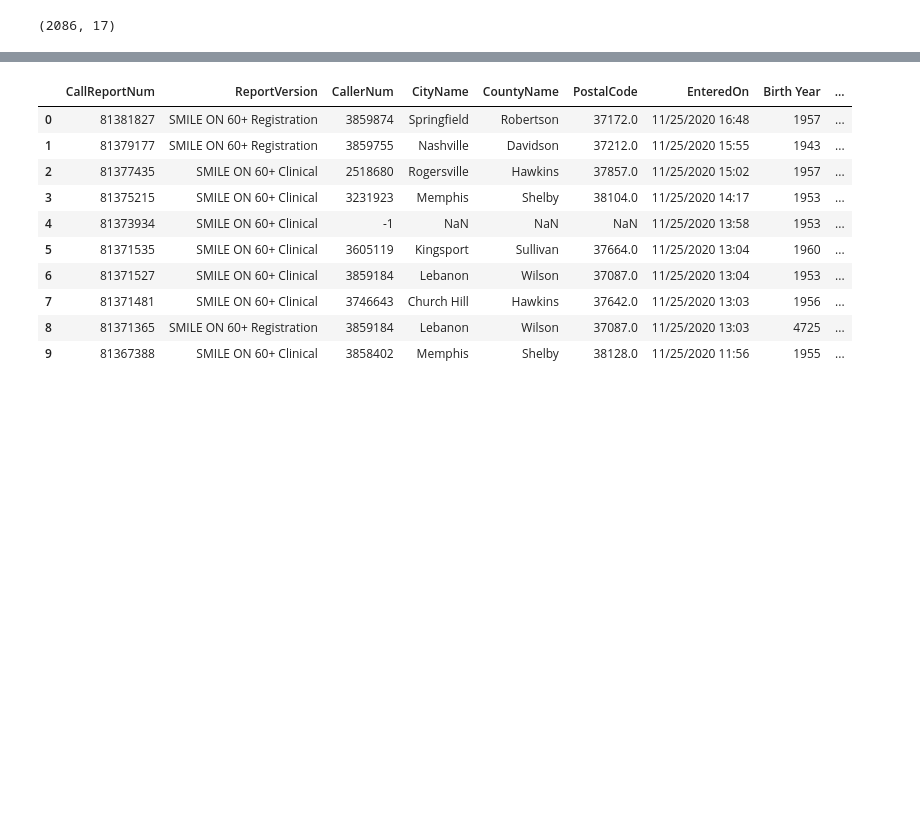
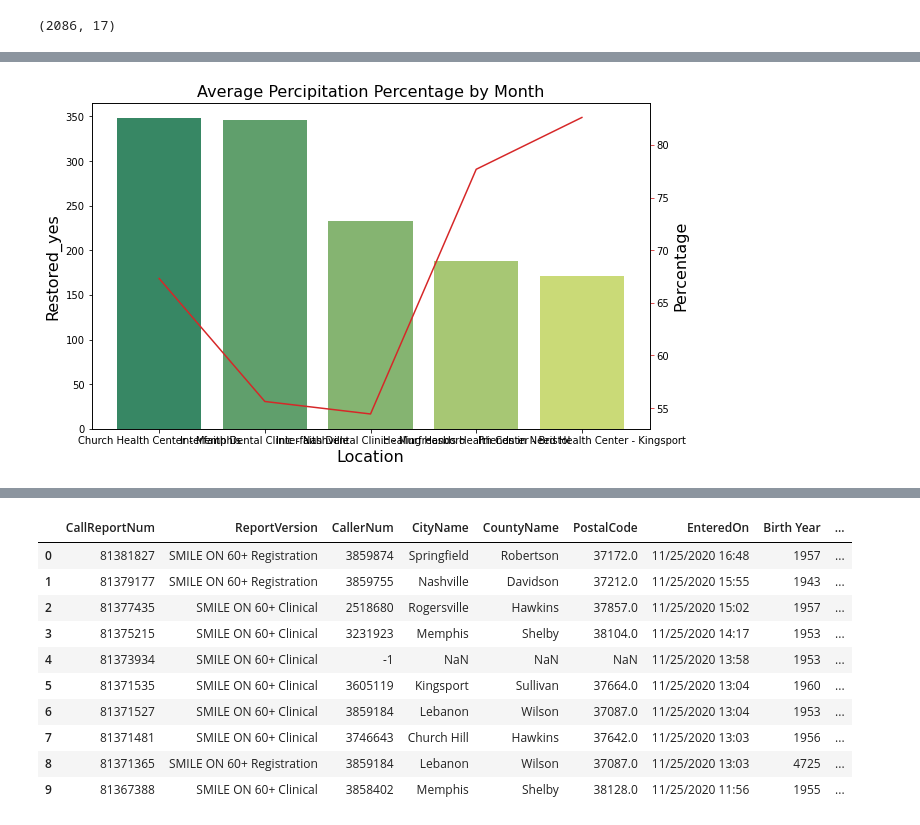
Before and after one commit to bsfcs/smile-on-aquaman, a Jupyter notebook: Smile_project.ipynb, the cells around one changed output, grey strips where cells are left out. Saved outputs shown, nothing was run; the diff lists cells and outputs as text; code cells hidden in the pictures; blank space fills up the shorter version.

```diff
--- a/Smile_project.ipynb
+++ b/Smile_project.ipynb
@@ -192,0 +187,21 @@ combo
+# %%
+#Create combo chart
+fig, ax1 = plt.subplots(figsize=(10,6))
+color = 'tab:green'
+#bar plot creation
+ax1.set_title('Average Percipitation Percentage by Month', fontsize=16)
+ax1.set_xlabel('Month', fontsize=16)
+ax1.set_ylabel('Avg Temp', fontsize=16)
+ax1 = sns.barplot(x='Location', y='Restored_yes', data = combo, palette='summer')
+ax1.tick_params(axis='y')
+#specify we want to share the same x-axis
+ax2 = ax1.twinx()
+color = 'tab:red'
+#line plot creation
+ax2.set_ylabel('Avg Percipitation %', fontsize=16)
+ax2 = sns.lineplot(x='Location', y='Percentage', data = combo, sort=False, color=color)
+ax2.tick_params(axis='y', color=color)
+#show plot
+plt.show()
+# %% [output]
+[figure, added]
```
Also changed, not shown: parts of 13 cells of this notebook.
